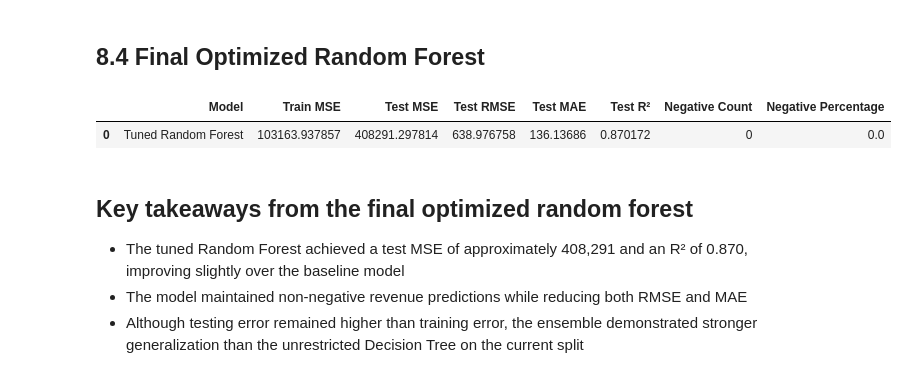
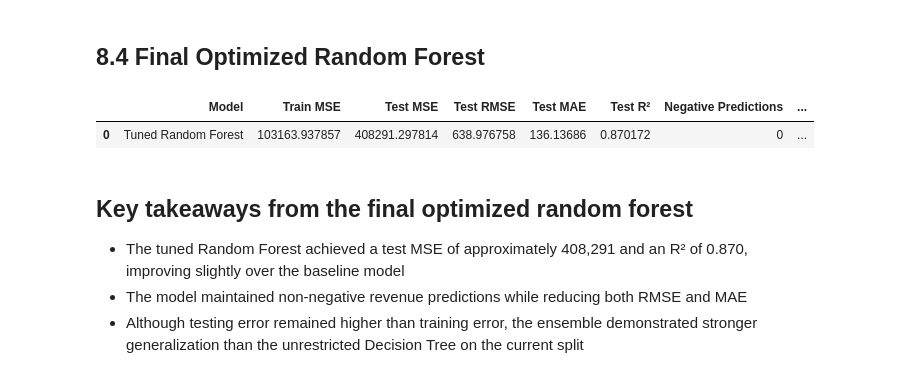
Before and after one commit to L-nsamba/linear_regression_model, a Jupyter notebook: summative/linear_regression/multivariate.ipynb, the cells around one changed output. Drawn from its saved outputs; the diff is of its cells as text; code cells hidden in the pictures.

Commit message:
final model comparison

```diff
--- a/summative/linear_regression/multivariate.ipynb
+++ b/summative/linear_regression/multivariate.ipynb
@@ -1545,37 +1545,37 @@ final_rf_model = RandomForestRegressor(
 
 # Training on the full training dataset
 final_rf_model.fit(X_train_processed, y_train)
 
 # Generating fresh predictions for both training and testing sets
 rf_final_train_preds = final_rf_model.predict(X_train_processed)
 rf_final_test_preds = final_rf_model.predict(X_test_processed)
 
 # Calculating evaluation metrics
 rf_final_train_mse = mean_squared_error(y_train, rf_final_train_preds)
 rf_final_test_mse = mean_squared_error(y_test, rf_final_test_preds)
 rf_final_test_rmse = np.sqrt(rf_final_test_mse)
 rf_final_test_mae = mean_absolute_error(y_test, rf_final_test_preds)
 rf_final_test_r2 = r2_score(y_test, rf_final_test_preds)
 
 rf_final_neg_count = int((rf_final_test_preds < 0).sum())
 rf_final_neg_pct = (rf_final_neg_count / len(rf_final_test_preds)) * 100
 
 # Storing the results
 rf_final_metrics = {
     "Model": "Tuned Random Forest",
     "Train MSE": rf_final_train_mse,
     "Test MSE": rf_final_test_mse,
     "Test RMSE": rf_final_test_rmse,
     "Test MAE": rf_final_test_mae,
     "Test R²": rf_final_test_r2,
-    "Negative Count": rf_final_neg_count,
-    "Negative Percentage": rf_final_neg_pct,
+    "Negative Predictions": rf_final_neg_count,
+    "Negative Predictions (%)": rf_final_neg_pct,
 }
 
 display(pd.DataFrame([rf_final_metrics]))
 # %% [output]
-|  | Model | Train MSE | Test MSE | Test RMSE | Test MAE | Test R² | Negative Count | Negative Percentage |
-| 0 | Tuned Random Forest | 103163.937857 | 408291.297814 | 638.976758 | 136.13686 | 0.870172 | 0 | 0.0 |
+|  | Model | Train MSE | Test MSE | Test RMSE | Test MAE | Test R² | Negative Predictions | ... |
+| 0 | Tuned Random Forest | 103163.937857 | 408291.297814 | 638.976758 | 136.13686 | 0.870172 | 0 | ... |
 # %% [markdown]
 ## Key takeaways from the final optimized random forest
 - The tuned Random Forest achieved a test MSE of approximately 408,291 and an R² of 0.870, improving slightly over the baseline model
```
Also changed, not shown: parts of 8 cells of this notebook.
